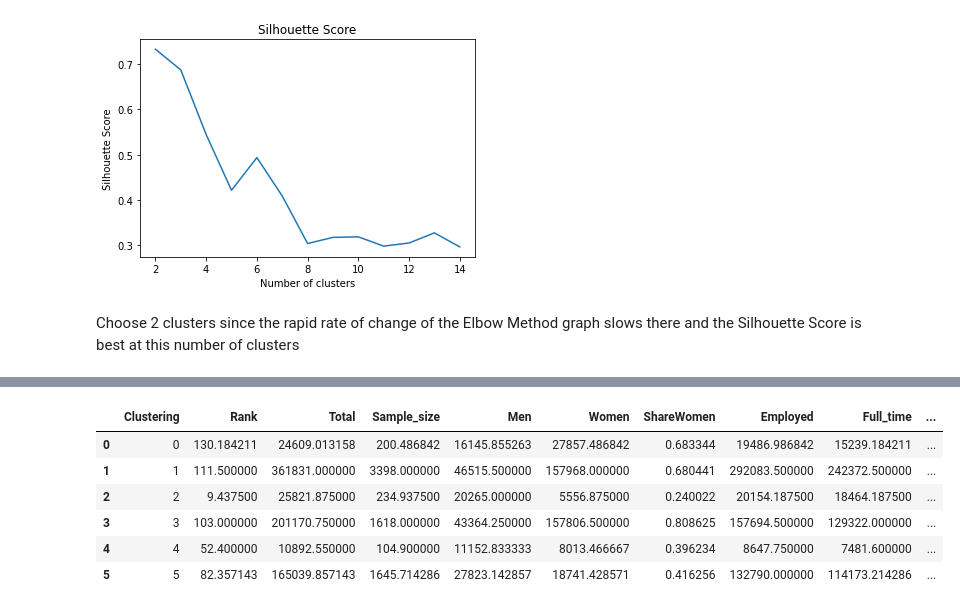
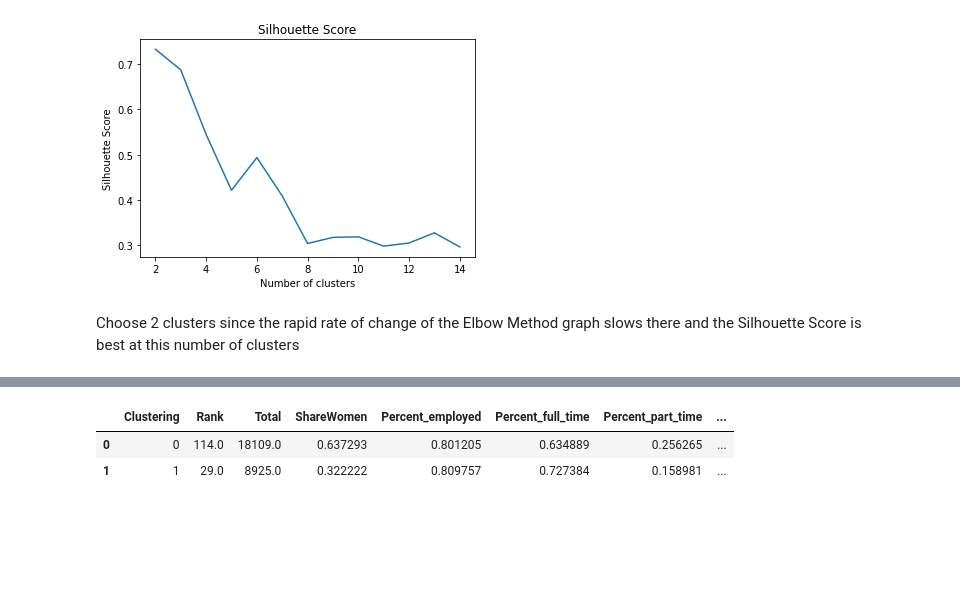
Before and after one commit to siennawishart/MSCI-446-Project, a Jupyter notebook: Unsupervised Learning/k_means_clustering.ipynb, the cells around one changed output, grey strips where cells are left out. Drawn from its saved outputs; the diff is of its cells as text; code cells hidden in the pictures; blank space fills up the shorter version.

```diff
--- a/Unsupervised Learning/k_means_clustering.ipynb
+++ b/Unsupervised Learning/k_means_clustering.ipynb
@@ -58,3 +91,6 @@ plt.show()
 [figure]
 # %% [markdown]
 Choose 2 clusters since the rapid rate of change of the Elbow Method graph slows there and the Silhouette Score is best at this number of clusters
+# %%
+# Apply K-Means Clustering for 2 clusters
+kmeans = KMeans(n_clusters=2, random_state=0).fit(X)
@@ -140,5 +344,5 @@ from sklearn.preprocessing import StandardScaler
 # %%
-cols = ['Rank','Total','Sample_size','Men','Women','ShareWomen','Employed','Full_time','Part_time','Full_time_year_round','Unemployed','Unemployment_rate','Median','P25th','P75th','College_jobs','Non_college_jobs','Low_wage_jobs']
+cols = ['Rank','Total','ShareWomen','Percent_employed','Percent_full_time','Percent_part_time','Percent_unemployed','Unemployment_rate','Median','P25th','P75th','Percent_college','Percent_non_college','Percent_low_wage']
 # Separating out the features
 X = ogDf.loc[:, cols].values
 # Standardizing the features
@@ -177,5 +387,9 @@ kmeans = KMeans(n_clusters=2, random_state=0).fit(X)
 # %%
-outputDf = ogDf[['Major','Major_category','Rank','Total','Sample_size','Men','Women','ShareWomen','Employed','Full_time','Part_time','Full_time_year_round','Unemployed','Unemployment_rate','Median','P25th','P75th','College_jobs','Non_college_jobs','Low_wage_jobs']].copy()
+outputDf = ogDf[['Major','Major_category','Rank','Total','ShareWomen','Percent_employed','Percent_full_time','Percent_part_time','Percent_unemployed','Unemployment_rate','Median','P25th','P75th','Percent_college','Percent_non_college','Percent_low_wage']].copy()
 outputDf['Clustering'] = kmeans.labels_
+plt.title('Cluster Distribution')
+plt.xlabel('Cluster')
+plt.ylabel('Number of Records')
 outputDf.Clustering.value_counts().plot.bar()
+print(outputDf.Clustering.value_counts())
 # %% [output]
@@ -215,12 +426,9 @@ plt.show()
 # %%
-avg_cluster = outputDf.groupby(by='Clustering').mean()
-avg_cluster.reset_index(inplace=True)
-avg_cluster
+# Calculate the medians of each column
+med_cluster = outputDf.groupby(by='Clustering').median()
+med_cluster.reset_index(inplace=True)
+med_cluster
 # %% [output]
-|  | Clustering | Rank | Total | Sample_size | Men | Women | ShareWomen | Employed | Full_time | ... |
-| 0 | 0 | 130.184211 | 24609.013158 | 200.486842 | 16145.855263 | 27857.486842 | 0.683344 | 19486.986842 | 15239.184211 | ... |
-| 1 | 1 | 111.500000 | 361831.000000 | 3398.000000 | 46515.500000 | 157968.000000 | 0.680441 | 292083.500000 | 242372.500000 | ... |
-| 2 | 2 | 9.437500 | 25821.875000 | 234.937500 | 20265.000000 | 5556.875000 | 0.240022 | 20154.187500 | 18464.187500 | ... |
-| 3 | 3 | 103.000000 | 201170.750000 | 1618.000000 | 43364.250000 | 157806.500000 | 0.808625 | 157694.500000 | 129322.000000 | ... |
-| 4 | 4 | 52.400000 | 10892.550000 | 104.900000 | 11152.833333 | 8013.466667 | 0.396234 | 8647.750000 | 7481.600000 | ... |
-| 5 | 5 | 82.357143 | 165039.857143 | 1645.714286 | 27823.142857 | 18741.428571 | 0.416256 | 132790.000000 | 114173.214286 | ... |
+|  | Clustering | Rank | Total | ShareWomen | Percent_employed | Percent_full_time | Percent_part_time | ... |
+| 0 | 0 | 114.0 | 18109.0 | 0.637293 | 0.801205 | 0.634889 | 0.256265 | ... |
+| 1 | 1 | 29.0 | 8925.0 | 0.322222 | 0.809757 | 0.727384 | 0.158981 | ... |
```
Also changed, not shown: parts of 66 cells of this notebook.
